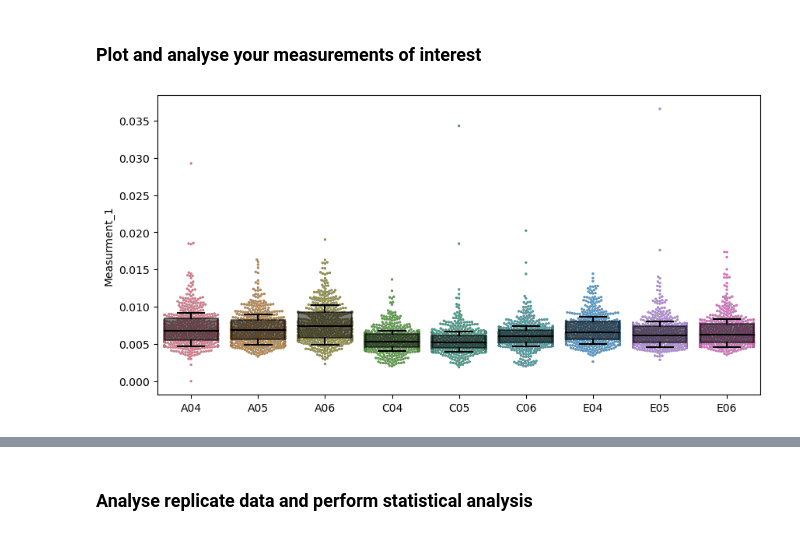
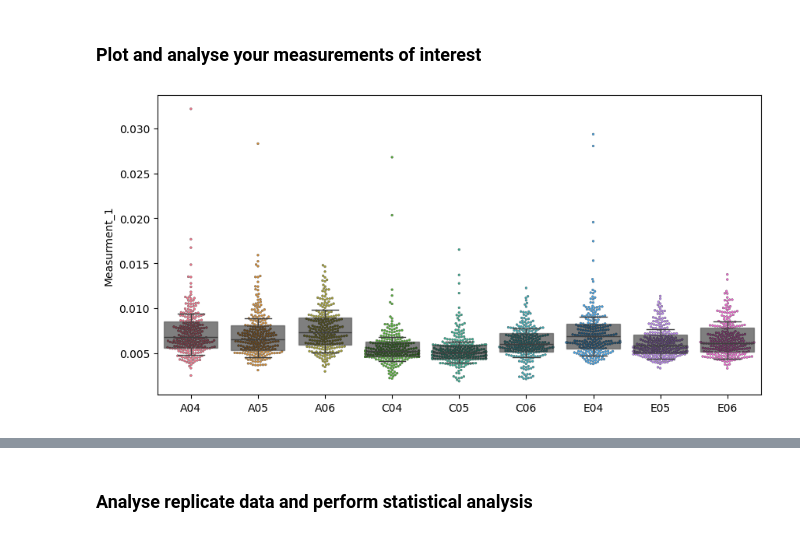
Before and after one commit to charliebidgood/CytView, a Jupyter notebook: example.ipynb, the cells around one changed output, grey strips where cells are left out. Saved outputs shown, nothing was run; the diff lists cells and outputs as text; code cells hidden in the pictures.

```diff
--- a/example.ipynb
+++ b/example.ipynb
@@ -29,15 +29,15 @@ df.head()
 # %%
 """
 Use cell_plot() to randomly sample a subset of experimental observations and plot the data.
 CytView makes use of seaborn's swarmplot() and boxplot() functions and thus any plot-related
 parameters can be tweaked using matplotlib. Note: the default number of observations sampled
 is 500, this can be changed using the obs_max argument.
 """
 
 plt.figure(figsize=[10,5])
 
-plot = cv.cell_plot(df, measurement= "Measurement_1", size=2, identifier= "Metadata_Well")
+plot = cv.cell_plot(df, measurement= "Measurement_1", size=2, identifier= "Metadata_Well", obs_max=250)
 plt.ylabel("Measurment_1")
 plt.show()
 # %% [output]
-[figure, old version]
+[figure, new version]
```
Also changed, not shown: parts of 8 cells of this notebook, 3 other files.
